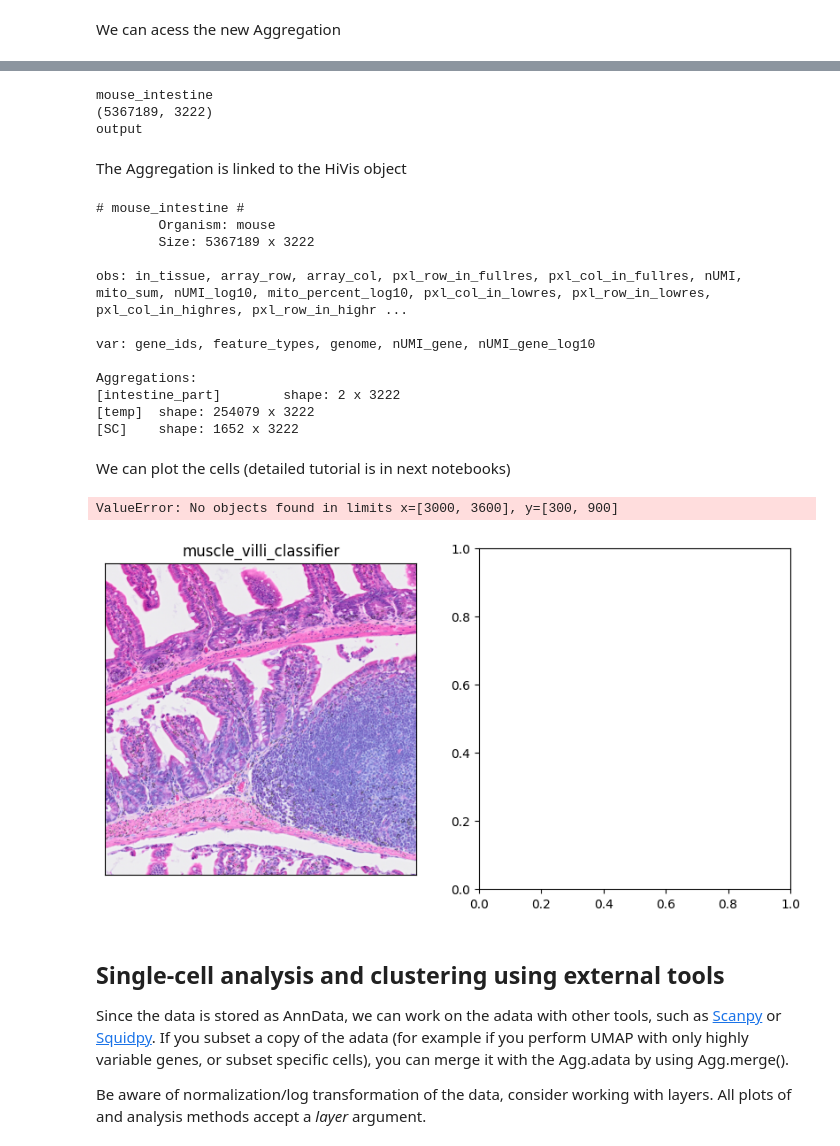
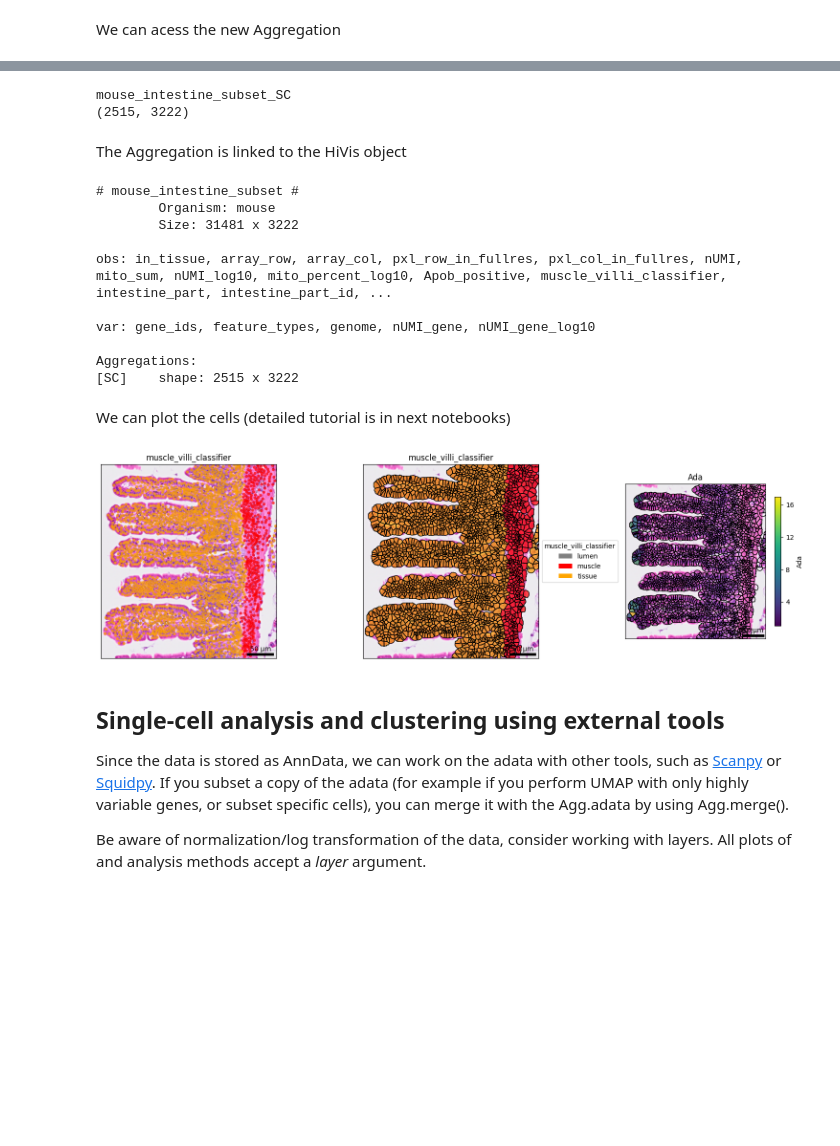
Before and after one commit to roynov01/HiVis, a Jupyter notebook: tutorials/3_single-cell_aggregation.ipynb, the cells around one changed output, grey strips where cells are left out. Saved outputs shown, nothing was run; the diff lists cells and outputs as text; code cells hidden in the pictures; blank space fills up the shorter version.

```diff
--- a/tutorials/3_single-cell_aggregation.ipynb
+++ b/tutorials/3_single-cell_aggregation.ipynb
@@ -30,9 +30,7 @@ In this tutorial we will run the segmentation on a small subset of the tissue, t
 
 In this case we will use "mouse_intestine_subset_fullres.tif", "mouse_intestine_subset_tissue_positions.csv", "mouse_intestine_subset_scalefactors_json.json" for the Stardist script.
 # %%
-xlim = (0, 400)
-ylim = (3300, 3700)
-sub = si[(si["um_x"] > xlim[0]) & (si["um_x"] < xlim[1]) & (si["um_y"] > ylim[0]) & (si["um_y"] < ylim[1]),:]
-_ = sub.export_images(force=True)
+sub = si.crop(xlim=(0, 400), ylim=(3300, 3700))
+_ = sub.export_images()
 # %% [output]
 Aggregation [intestine_part] is empty
@@ -82,39 +66,36 @@ obs: muscle_villi_classifier, intestine_part, pxl_row_in_fullres, pxl_col_in_ful
 # %%
-print(si.name)
-print(si.shape) # spots * genes
-print(si.path_output)
+print(sub.agg["SC"].name)
+print(sub.agg["SC"].shape) # cells * genes
 # %% [output]
-mouse_intestine
-(5367189, 3222)
-output
+mouse_intestine_subset_SC
+(2515, 3222)
 # %% [markdown]
 The Aggregation is linked to the HiVis object
 # %%
-si.agg["SC"].viz
+sub.agg["SC"].viz
 # %% [output]
-# mouse_intestine #
+# mouse_intestine_subset #
         Organism: mouse
-        Size: 5367189 x 3222
+        Size: 31481 x 3222
 
-obs: in_tissue, array_row, array_col, pxl_row_in_fullres, pxl_col_in_fullres, nUMI, mito_sum, nUMI_log10, mito_percent_log10, pxl_col_in_lowres, pxl_row_in_lowres, pxl_col_in_highres, pxl_row_in_highr ...
+obs: in_tissue, array_row, array_col, pxl_row_in_fullres, pxl_col_in_fullres, nUMI, mito_sum, nUMI_log10, mito_percent_log10, Apob_positive, muscle_villi_classifier, intestine_part, intestine_part_id, ...
 
 var: gene_ids, feature_types, genome, nUMI_gene, nUMI_gene_log10
 
 Aggregations:
-[intestine_part]        shape: 2 x 3222
-[temp]  shape: 254079 x 3222
-[SC]    shape: 1652 x 3222
+[SC]    shape: 2515 x 3222
 # %% [markdown]
 We can plot the cells (detailed tutorial is in next notebooks)
 # %%
-fig, axes = plt.subplots(1, 2, figsize=(10, 5))
+fig, axes = plt.subplots(1, 3, figsize=(15, 5))
 colors = {"immune":"blue", "lumen":"gray", "muscle":"red", "tissue":"orange"}
-si.agg["SC"].plot.spatial("muscle_villi_classifier", xlim=[3000,3600], ylim=[300,900], ax=axes[0], cmap=colors, legend=False, alpha=0.7, axis_labels=False,size=20)
-si.agg["SC"].plot.cells("muscle_villi_classifier", xlim=[3000,3600], ylim=[300,900], ax=axes[1],alpha=0.7, axis_labels=False, cmap=colors)
+sub.agg["SC"].plot.spatial("muscle_villi_classifier",  ax=axes[0], cmap=colors, legend=False, alpha=0.7, size=20)
+sub.agg["SC"].plot.cells("muscle_villi_classifier",  ax=axes[1],alpha=0.7,  cmap=colors)
+sub.agg["SC"].plot.cells("Ada",  ax=axes[2],alpha=0.7)
+
 plt.tight_layout()
 # %% [output]
-ValueError: No objects found in limits x=[3000, 3600], y=[300, 900]
-[figure, old version]
+[figure, new version]
 # %% [markdown]
 ## Single-cell analysis and clustering using external tools
 Since the data is stored as AnnData, we can work on the adata with other tools, such as [Scanpy](https://scanpy.readthedocs.io/en/stable/) or [Squidpy](https://squidpy.readthedocs.io/en/stable/). If you subset a copy of the adata (for example if you perform UMAP with only highly variable genes, or subset specific cells), you can merge it with the Agg.adata by using Agg.merge().
```
Also changed, not shown: parts of 18 cells of this notebook, 2 other files.
